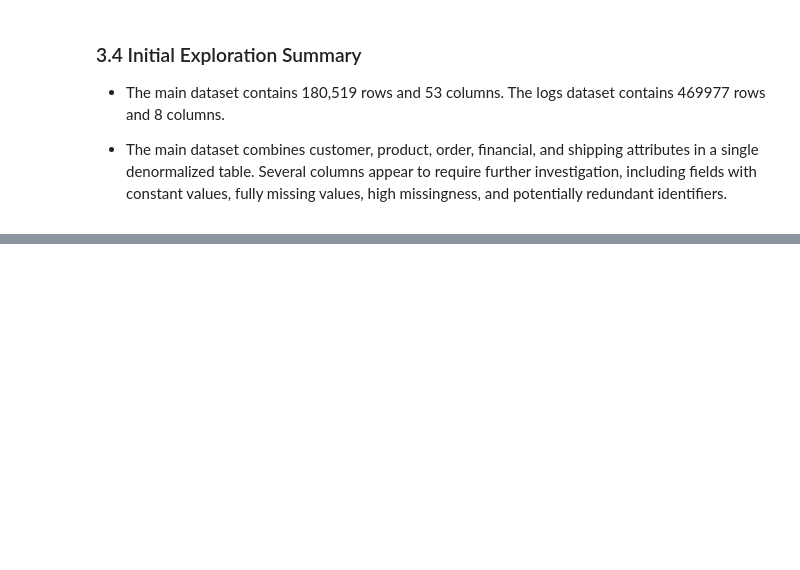
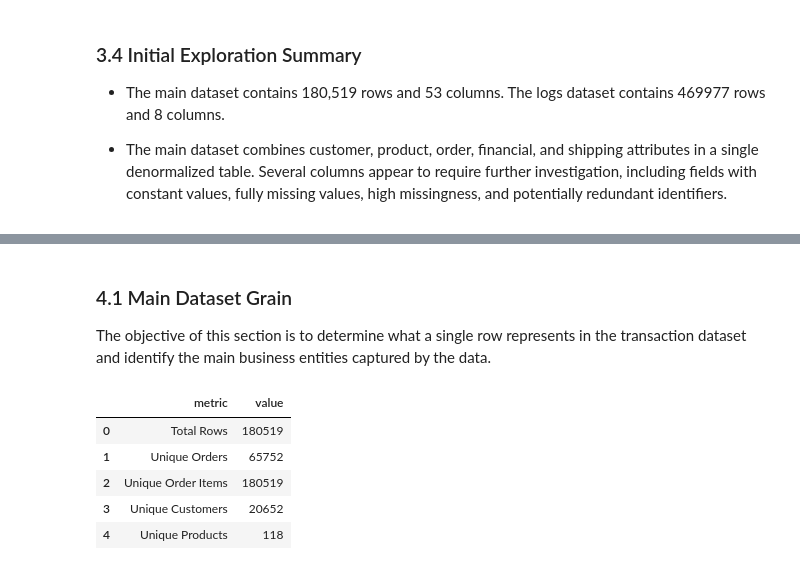
Before and after one commit to alisherbayb/supply_chain_analysis, a Jupyter notebook: notebooks/02_data_understanding_and_cleaning.ipynb, the cells around one changed output, grey strips where cells are left out. Cells and saved outputs as stored; diff of their text form; code cells hidden in the pictures; blank space fills up the shorter version.

```diff
--- a/notebooks/02_data_understanding_and_cleaning.ipynb
+++ b/notebooks/02_data_understanding_and_cleaning.ipynb
@@ -134,0 +168,30 @@ logs_df.head(3)
+# %% [markdown]
+### 4.1 Main Dataset Grain
+
+The objective of this section is to determine what a single row represents in the transaction dataset and identify the main business entities captured by the data.
+# %%
+grain_summary = pd.DataFrame({
+    "metric": [
+        "Total Rows",
+        "Unique Orders",
+        "Unique Order Items",
+        "Unique Customers",
+        "Unique Products"
+    ],
+    "value": [
+        len(transactions_raw),
+        transactions_raw["Order Id"].nunique(),
+        transactions_raw["Order Item Id"].nunique(),
+        transactions_raw["Customer Id"].nunique(),
+        transactions_raw["Product Card Id"].nunique()
+    ]
+})
+
+grain_summary
+# %% [output]
+|  | metric | value |
+| 0 | Total Rows | 180519 |
+| 1 | Unique Orders | 65752 |
+| 2 | Unique Order Items | 180519 |
+| 3 | Unique Customers | 20652 |
+| 4 | Unique Products | 118 |
```
Also changed, not shown: parts of 22 cells of this notebook, 1 other file.
